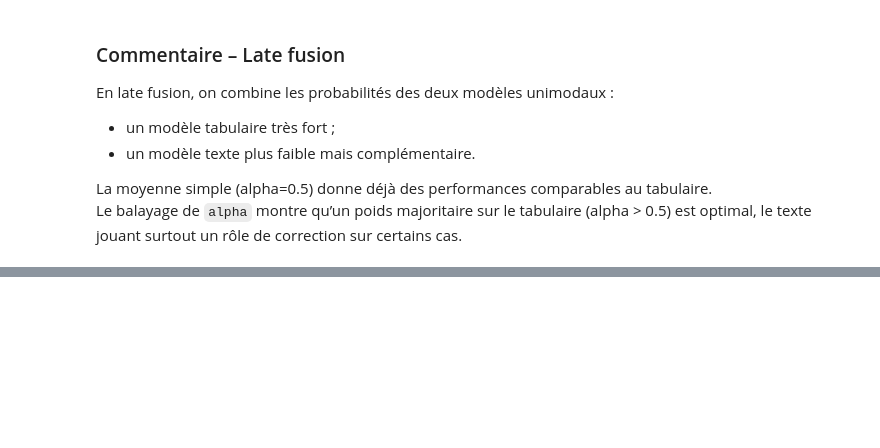
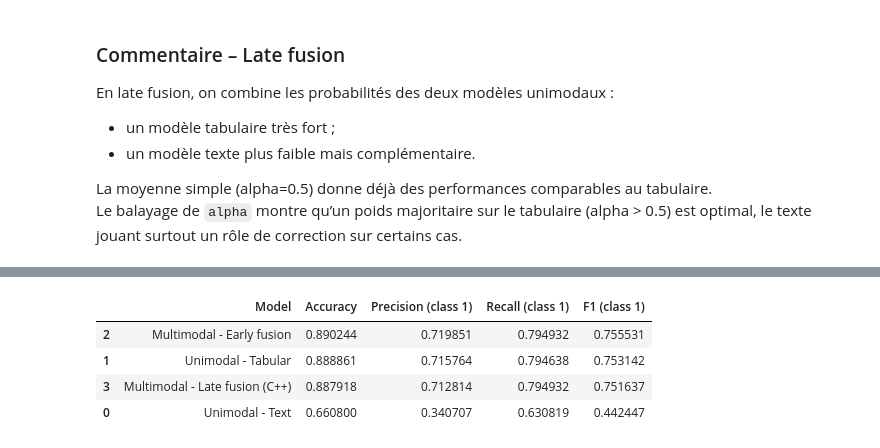
Before and after one commit to MeidiLprog/MultiModal_Project, a Jupyter notebook: project.ipynb, the cells around one changed output, grey strips where cells are left out. Saved outputs shown, nothing was run; the diff lists cells and outputs as text; code cells hidden in the pictures; blank space fills up the shorter version.

```diff
--- a/project.ipynb
+++ b/project.ipynb
@@ -965,9 +979,9 @@ EARLY_FUSION.fit(X_train, y_train)
 
 # Évaluation
 proba = EARLY_FUSION.predict_proba(X_test)[:, 1]
-pred = (proba >= 0.5).astype(int)
+pred_early = (proba >= 0.5).astype(int)
 
-print(classification_report(y_test, pred, digits=3))
+print(classification_report(y_test, pred_early, digits=3))
 # %% [output]
               precision    recall  f1-score   support
 
@@ -1125,0 +1199,27 @@ Le balayage de `alpha` montre qu’un poids majoritaire sur le tabulaire (alpha
+# %%
+import pandas as pd
+from sklearn.metrics import accuracy_score, precision_score, recall_score, f1_score
+
+def metrics_row(name, y_true, pred):
+    return {
+        "Model": name,
+        "Accuracy": accuracy_score(y_true, pred),
+        "Precision (class 1)": precision_score(y_true, pred, pos_label=1),
+        "Recall (class 1)": recall_score(y_true, pred, pos_label=1),
+        "F1 (class 1)": f1_score(y_true, pred, pos_label=1),
+    }
+
+rows = []
+rows.append(metrics_row("Unimodal - Text", y_test, pred_text))
+rows.append(metrics_row("Unimodal - Tabular", y_test, pred_tab))
+rows.append(metrics_row("Multimodal - Early fusion", y_test, pred_early))
+rows.append(metrics_row("Multimodal - Late fusion (C++)", y_test, pred))
+
+df_metrics = pd.DataFrame(rows).sort_values("F1 (class 1)", ascending=False)
+df_metrics
+# %% [output]
+|  | Model | Accuracy | Precision (class 1) | Recall (class 1) | F1 (class 1) |
+| 2 | Multimodal - Early fusion | 0.890244 | 0.719851 | 0.794932 | 0.755531 |
+| 1 | Unimodal - Tabular | 0.888861 | 0.715764 | 0.794638 | 0.753142 |
+| 3 | Multimodal - Late fusion (C++) | 0.887918 | 0.712814 | 0.794932 | 0.751637 |
+| 0 | Unimodal - Text | 0.660800 | 0.340707 | 0.630819 | 0.442447 |
```
Also changed, not shown: parts of 13 cells of this notebook.
